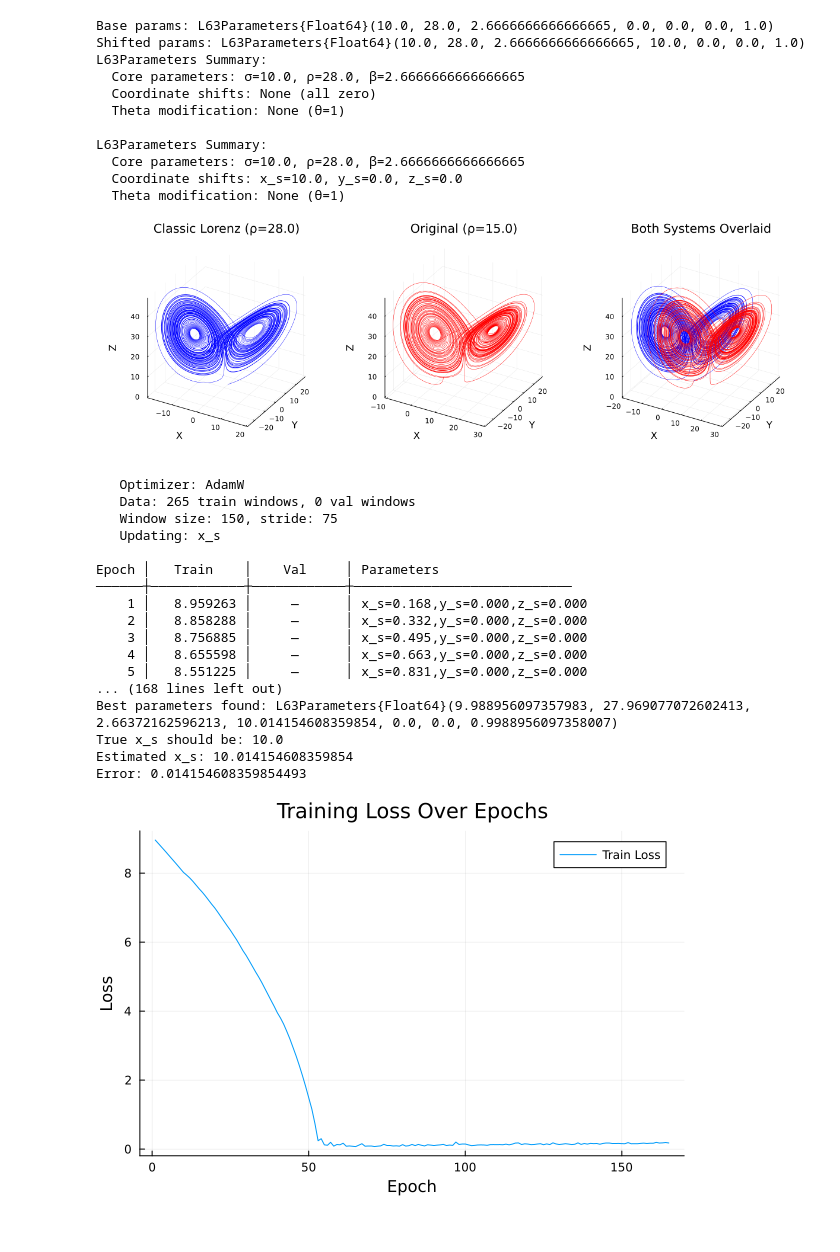
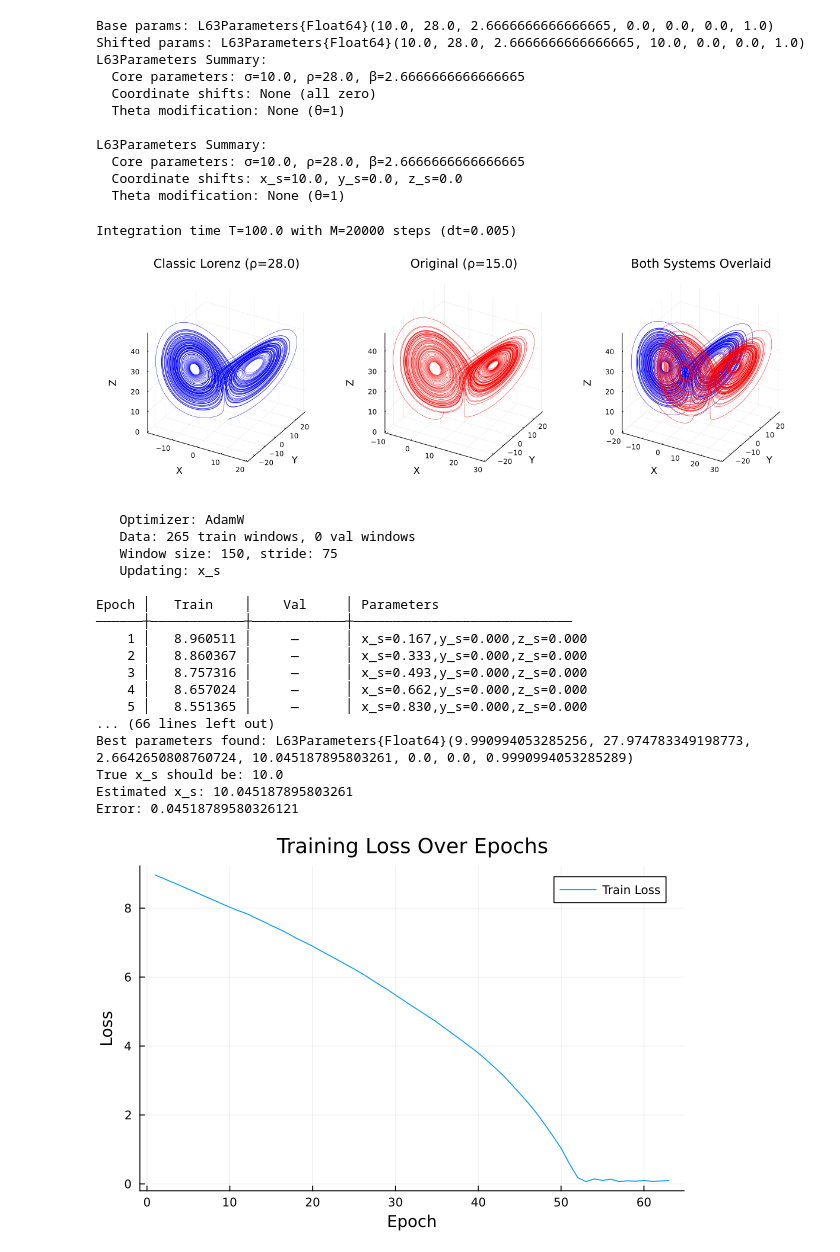
Before and after one commit to nviebig/LorenzParameterEstimation, a Jupyter notebook: examples/test_cases_milan/short_vs_long_integration_time.ipynb, the cells around one changed output. Drawn from its saved outputs; the diff is of its cells as text; code cells hidden in the pictures.

```diff
--- a/examples/test_cases_milan/short_vs_long_integration_time.ipynb
+++ b/examples/test_cases_milan/short_vs_long_integration_time.ipynb
@@ -55,6 +51,7 @@ u0 = [1.0, 1.0, 1.0]
 M  = 20_000
 T  = 100.0
 dt = T / M
+println("Integration time T=$T with M=$M steps (dt=$dt)")
 
 # Integrate both systems
 sol_basic  = integrate(base_params, u0, (0.0, T), dt)
@@ -78,6 +75,7 @@ p2 = plot(sol_shifted.u[:, 1], sol_shifted.u[:, 2], sol_shifted.u[:, 3];
 
             plot(p1, p2, p3, layout=(1,3), size=(1200, 400))
 # %% [output]
+Integration time T=100.0 with M=20000 steps (dt=0.005)
 [figure]
 # %%
 using LorenzParameterEstimation: TrainingMetrics
@@ -104,41 +102,41 @@ results = modular_train!(
     update_σ = false,                                   # Don't update σ parameter
     update_ρ = false,                                   # Don't update ρ parameter
     update_β = false,                                   # Don't update β parameter
     update_x_s = true,                                  # Update x_s coordinate shift
     update_y_s = false,                                 # Don't update y_s coordinate shift
     update_z_s = false,                                 # Don't update z_s coordinate shift
     verbose = true,                                     # Print training progress
     eval_every = 1,                                     # Evaluate EVERY epoch for better monitoring
-    early_stopping_patience = 100,                       # More patience
+    early_stopping_patience = 10,                       # More patience
     early_stopping_min_delta = 1e-9,                   # Smaller delta for more sensitive early stopping
     track_gradients = true,                             # ENABLE gradient tracking
     metrics = coordinate_metrics                        # Provide metrics object for tracking
 )
 
 # Extract results - now you can use direct field access!
 best_params = results.best_params
 println("Best parameters found: $best_params")
 println("True x_s should be: 10.0")
 println("Estimated x_s: $(best_params.x_s)")
 println("Error: $(abs(best_params.x_s - 10.0))")
 
 plot(results.train_loss, label="Train Loss", xlabel="Epoch", ylabel="Loss", title="Training Loss Over Epochs")
 # %% [output]
    Optimizer: AdamW
    Data: 265 train windows, 0 val windows
    Window size: 150, stride: 75
    Updating: x_s
 
 Epoch │   Train    │    Val     │ Parameters
 ──────┼────────────┼────────────┼────────────────────────────
-    1 │   8.959263 │     —      │ x_s=0.168,y_s=0.000,z_s=0.000
-    2 │   8.858288 │     —      │ x_s=0.332,y_s=0.000,z_s=0.000
-    3 │   8.756885 │     —      │ x_s=0.495,y_s=0.000,z_s=0.000
-    4 │   8.655598 │     —      │ x_s=0.663,y_s=0.000,z_s=0.000
-    5 │   8.551225 │     —      │ x_s=0.831,y_s=0.000,z_s=0.000
-... (168 lines left out)
-Best parameters found: L63Parameters{Float64}(9.988956097357983, 27.969077072602413, 2.66372162596213, 10.014154608359854, 0.0, 0.0, 0.9988956097358007)
+    1 │   8.960511 │     —      │ x_s=0.167,y_s=0.000,z_s=0.000
+    2 │   8.860367 │     —      │ x_s=0.333,y_s=0.000,z_s=0.000
+    3 │   8.757316 │     —      │ x_s=0.493,y_s=0.000,z_s=0.000
+    4 │   8.657024 │     —      │ x_s=0.662,y_s=0.000,z_s=0.000
+    5 │   8.551365 │     —      │ x_s=0.830,y_s=0.000,z_s=0.000
+... (66 lines left out)
+Best parameters found: L63Parameters{Float64}(9.990994053285256, 27.974783349198773, 2.6642650808760724, 10.045187895803261, 0.0, 0.0, 0.9990994053285289)
 True x_s should be: 10.0
-Estimated x_s: 10.014154608359854
-Error: 0.014154608359854493
+Estimated x_s: 10.045187895803261
+Error: 0.04518789580326121
-[figure, old version]
+[figure, new version]
```
Also changed, not shown: parts of 8 cells of this notebook, 11 other files.
